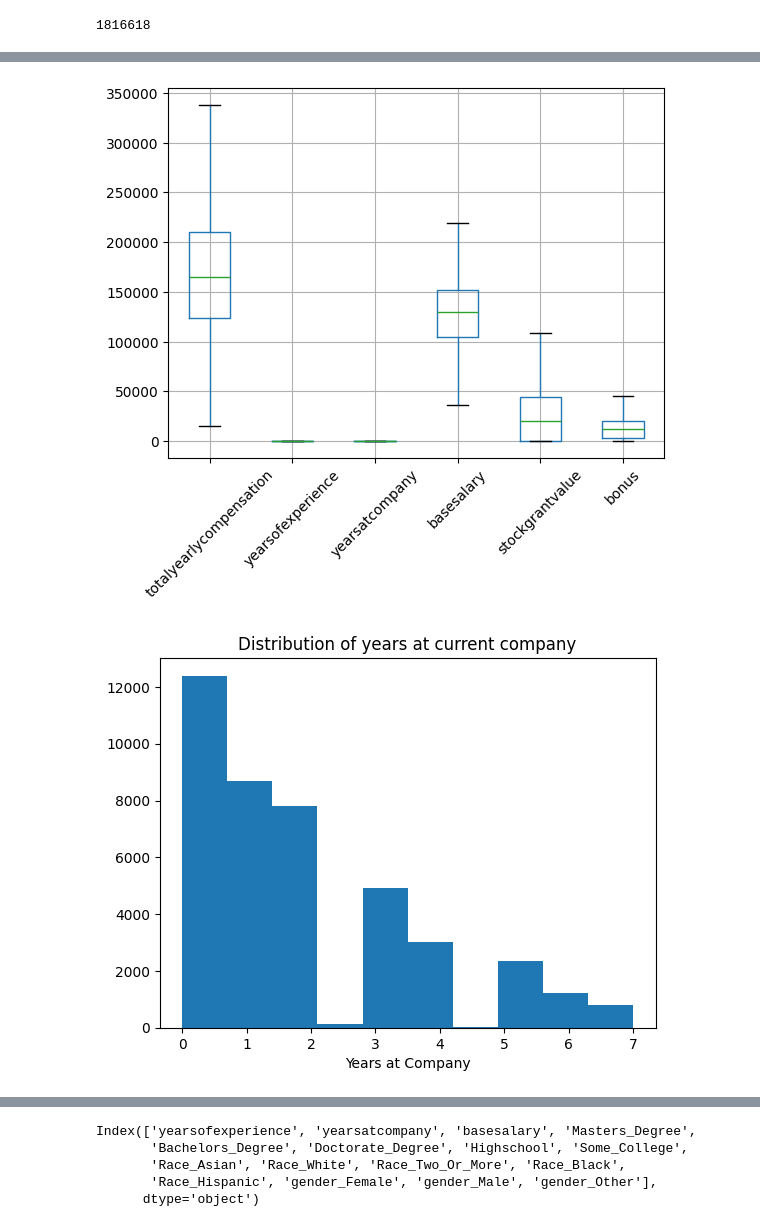
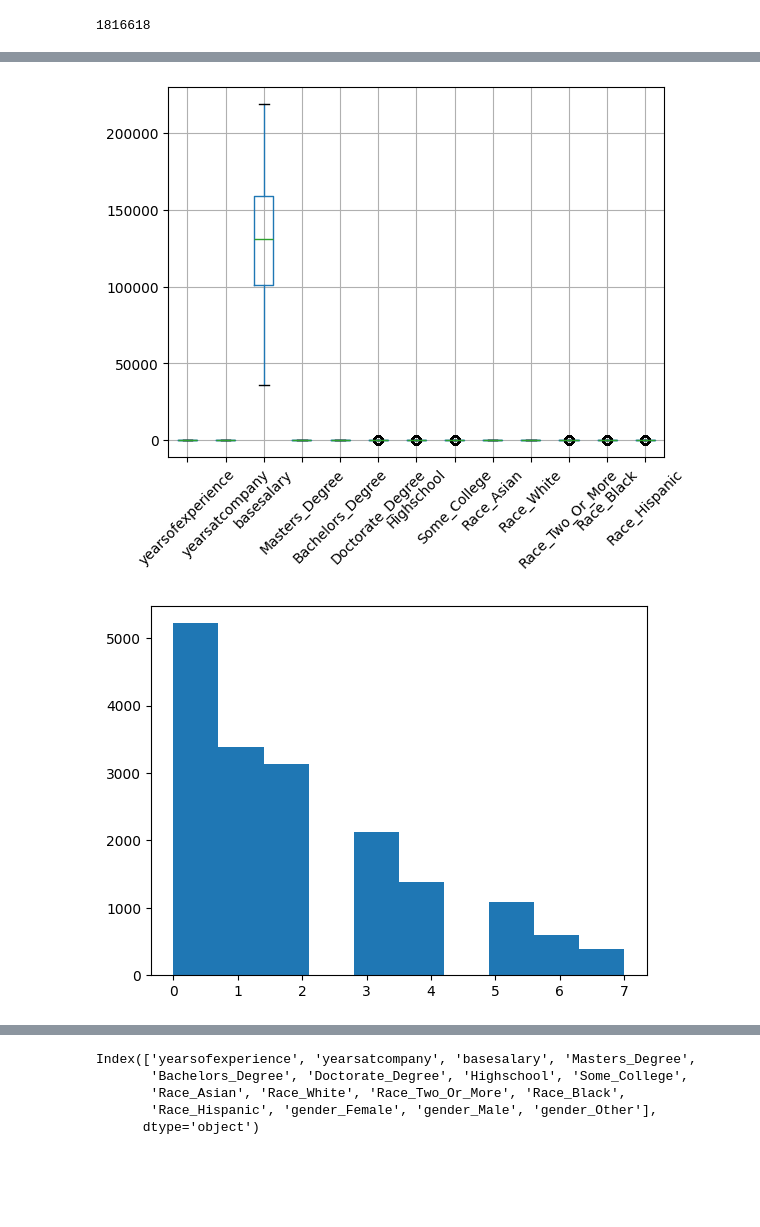
Before and after one commit to drakonic-fury/DTSC-2302-FP, a Jupyter notebook: project.ipynb, the cells around one changed output, grey strips where cells are left out. Saved outputs shown, nothing was run; the diff lists cells and outputs as text; code cells hidden in the pictures; blank space fills up the shorter version.

Commit message:
Changed heatmap and started linreg modeling

```diff
--- a/project.ipynb
+++ b/project.ipynb
@@ -100,4 +100,4 @@ df.size
 # %% [output]
 1816618
 # %%
-df.dropna()
+df = df.dropna()
@@ -123,0 +104,6 @@ plt.show()
+# %%
+#removing all columns with unnecessary data and columns containing data not pertinent to the target variable
+df = df.drop(['tag', 'timestamp', 'company', 'level', 'title',
+                'otherdetails', 'cityid', 'dmaid', 'rowNumber',
+                'Education', 'location', 'stockgrantvalue',
+                'bonus', 'totalyearlycompensation', 'Race'], axis=1)
@@ -124,21 +117,19 @@ plt.show()
 # %%
-#cleaning dataset
-dfclean = df[(df["totalyearlycompensation"] < 340000) & (df["yearsofexperience"] < 17.5) & (df["yearsatcompany"] < 7.5) & ((df["basesalary"] < 220000)&(df["basesalary"] > 35000) ) & (df["stockgrantvalue"] < 110000) & (df["bonus"] < 46000)]
+#cleaning dataset of outliers by setting thresholds
+dfclean = df[(df["yearsofexperience"] < 17.5)&(df["yearsatcompany"] < 7.5)&((df["basesalary"] < 220000)&(df["basesalary"]>35000))]
 # %%
 #boxplot of cleaned dataset
-dfclean.boxplot(column=["totalyearlycompensation", "yearsofexperience", "yearsatcompany", "basesalary", "stockgrantvalue", "bonus"])
+dfclean.boxplot()
 plt.xticks(rotation=45)
 plt.show()
 # %% [output]
-[figure, old version]
+[figure, new version]
 # %%
 x = dfclean['yearsatcompany']
 plt.hist(x)
-plt.xlabel('Years at Company')
-plt.title("Distribution of years at current company")
 plt.show()
 # %% [output]
-[figure, old version]
+[figure, new version]
 # %%
 x = dfclean['yearsofexperience']
 plt.hist(x)
```
Also changed, not shown: parts of 8 cells of this notebook.
